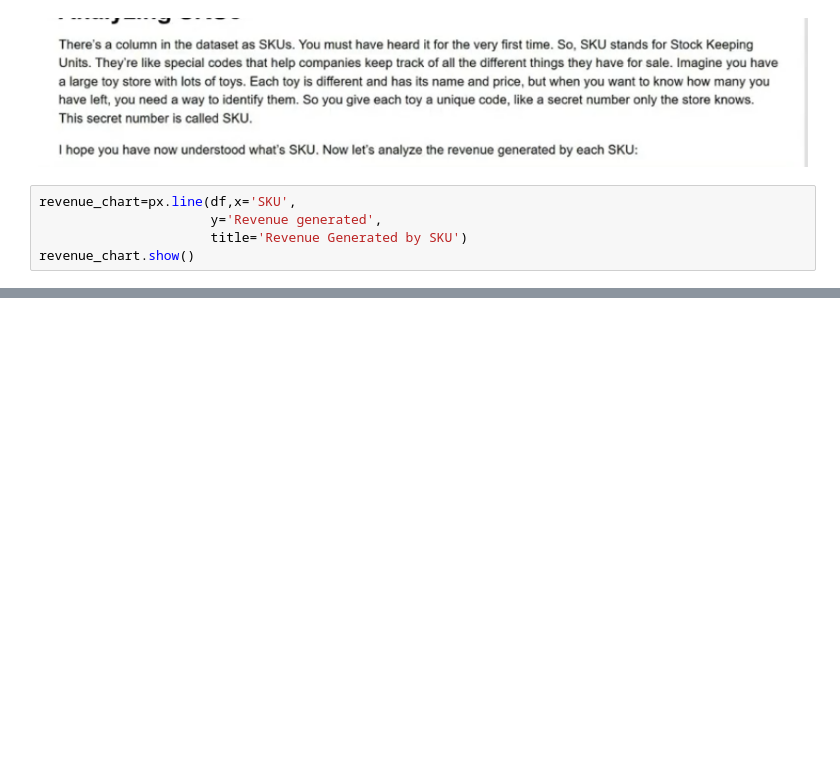
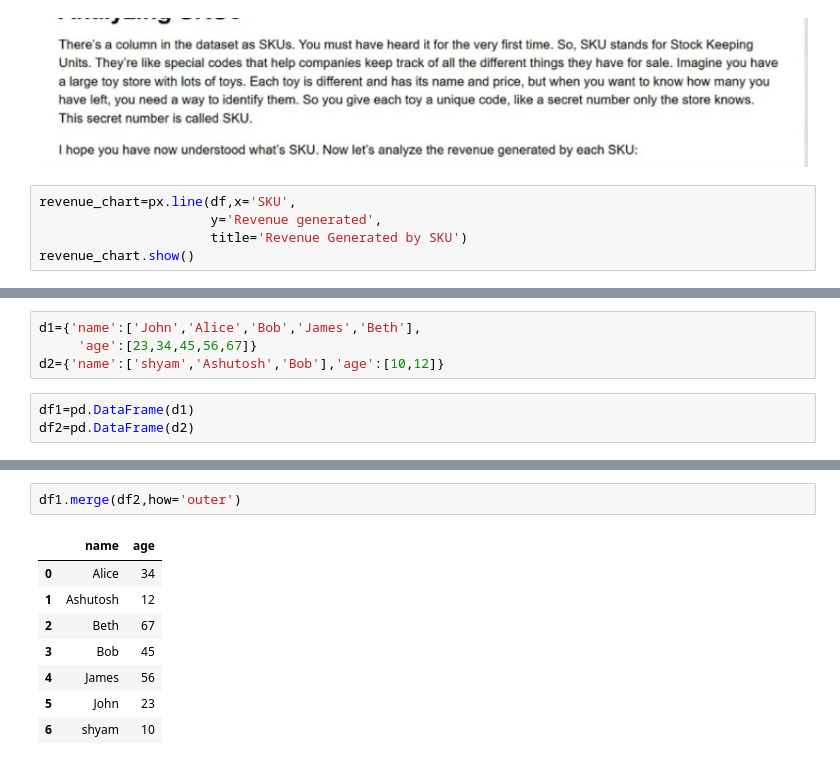
Before and after one commit to ashutosh414/Python-from-beginning, a Jupyter notebook: Day033_Project.ipynb, the cells around one changed output, grey strips where cells are left out. Saved outputs shown, nothing was run; the diff lists cells and outputs as text; blank space fills up the shorter version.

```diff
--- a/Day033_Project.ipynb
+++ b/Day033_Project.ipynb
@@ -99,0 +174,7 @@ revenue_chart.show()
+# %%
+d1={'name':['John','Alice','Bob','James','Beth'],
+     'age':[23,34,45,56,67]}
+d2={'name':['shyam','Ashutosh','Bob'],'age':[10,12]}
+# %%
+df1=pd.DataFrame(d1)
+df2=pd.DataFrame(d2)
@@ -99,0 +192,11 @@ revenue_chart.show()
+# %%
+df1.merge(df2,how='outer')
+# %% [output]
+|  | name | age |
+| 0 | Alice | 34 |
+| 1 | Ashutosh | 12 |
+| 2 | Beth | 67 |
+| 3 | Bob | 45 |
+| 4 | James | 56 |
+| 5 | John | 23 |
+| 6 | shyam | 10 |
```
Also changed, not shown: parts of 26 cells of this notebook.
